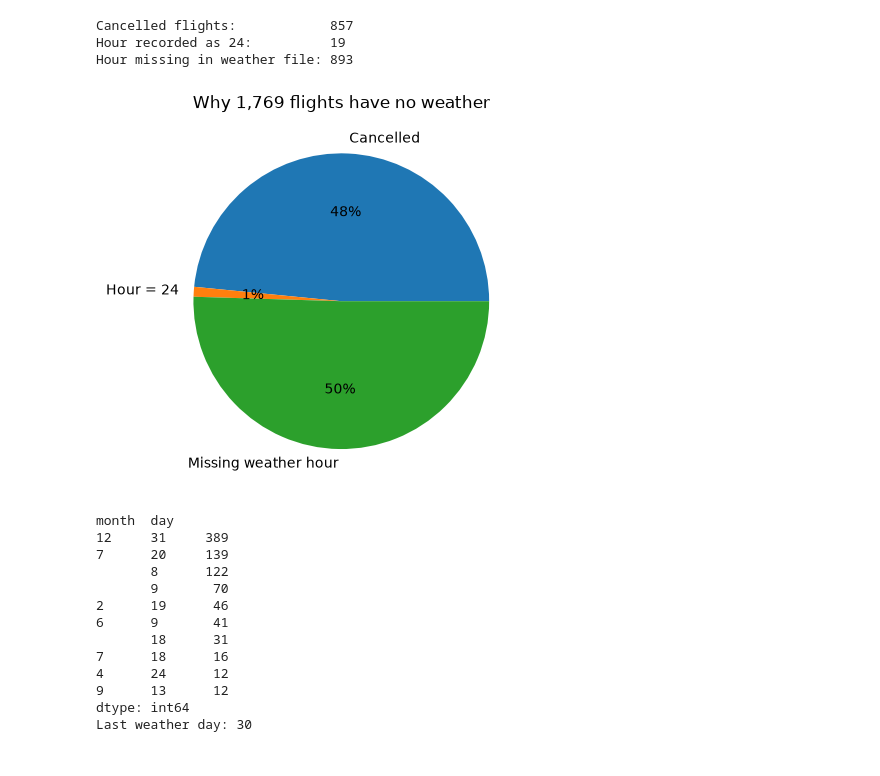
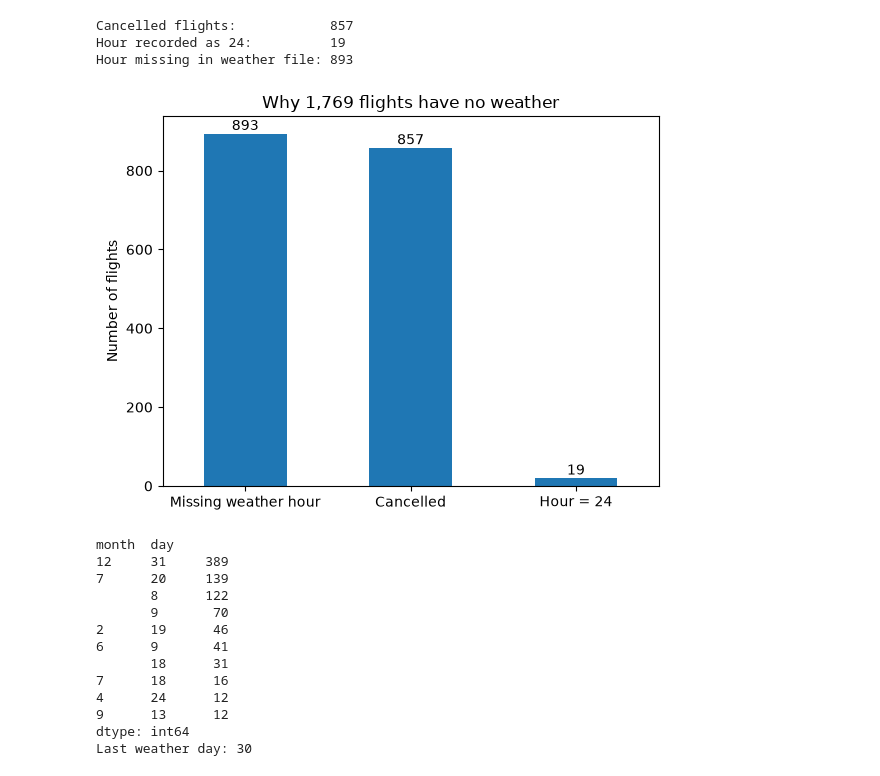
Before and after one commit to seyhasenganz/my-sql-assignment, a Jupyter notebook: flight_weather_analysis/Flight_Weather_Delay_Analysis.ipynb, the cells around one changed output. Drawn from its saved outputs; the diff is of its cells as text; code cells hidden in the pictures.

Commit message:
Replace unmatched-reasons pie with labelled bar chart
Co-Authored-By: Claude Opus 5.5 <noreply@anthropic.com>
Claude-Session: https://claude.ai/code/session_01336BEr3MXLvHguQxnDGyyb

```diff
--- a/flight_weather_analysis/Flight_Weather_Delay_Analysis.ipynb
+++ b/flight_weather_analysis/Flight_Weather_Delay_Analysis.ipynb
@@ -176,14 +176,17 @@ Hour recorded as 24:          19
 Hour missing in weather file: 893
 # %%
 # ===== 11th code block (of 56) =====
-# Pie chart of the three reasons (Session 5 style)
-reasons = pd.Series({'Cancelled': cancelled, 'Hour = 24': hour_24, 'Missing weather hour': missing_weather})
-reasons.plot(kind='pie', autopct='%1.0f%%')
-plt.ylabel('')
+# Bar chart of the three reasons, with the number of flights written on each bar
+reasons = pd.Series({'Missing weather hour': missing_weather, 'Cancelled': cancelled, 'Hour = 24': hour_24})
+reasons.plot(kind='bar')
+for i, value in enumerate(reasons):
+    plt.text(i, value + 10, value, ha='center')
+plt.xticks(rotation=0)
+plt.ylabel('Number of flights')
 plt.title('Why 1,769 flights have no weather')
 plt.show()
 # %% [output]
-[figure, old version]
+[figure, new version]
 # %%
 # ===== 12th code block (of 56) =====
 # Which dates are missing weather?
```
Also changed, not shown: 1 other file.
